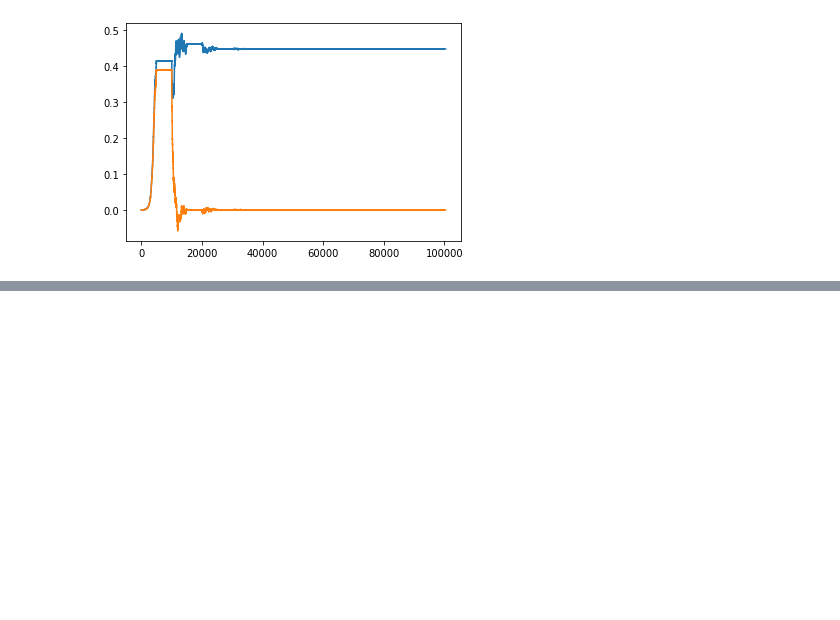
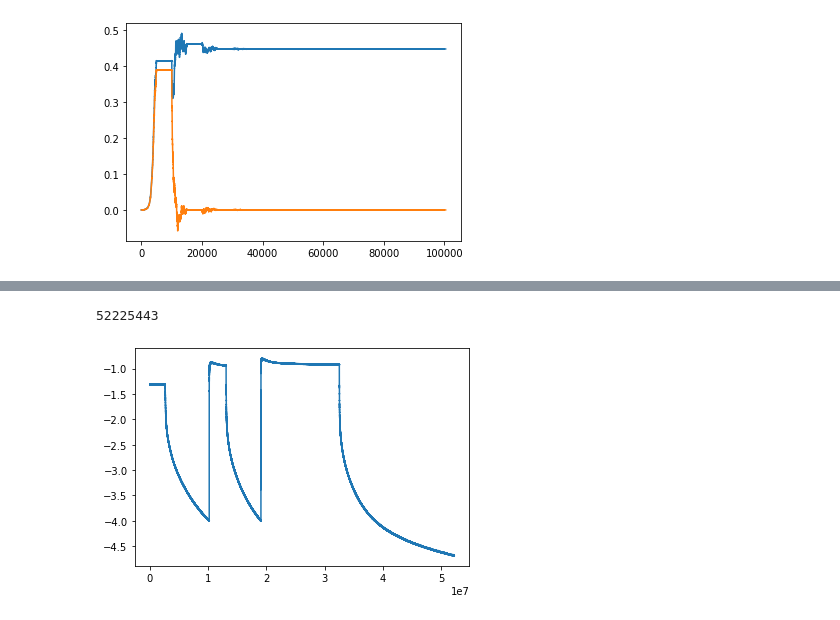
Before and after one commit to seblee97/student_teacher_catastrophic, a Jupyter notebook: notes/results.ipynb, the cells around one changed output, grey strips where cells are left out. Cells and saved outputs as stored; diff of their text form; code cells hidden in the pictures; blank space fills up the shorter version.

```diff
--- a/notes/results.ipynb
+++ b/notes/results.ipynb
@@ -26,0 +48,7 @@ fig.show()
+# %%
+ordered_df_paths = sorted(
+            df4_files,
+            key=lambda x: float(x.split("iter_")[-1].strip(".csv"))
+            )
+# %%
+all_dfs = [pd.read_csv(df_path) for df_path in ordered_df_paths]
@@ -26,0 +82,14 @@ fig.show()
+# %%
+merged_df = pd.concat(all_dfs)
+# %%
+len(merged_df)
+# %% [output]
+52225443
+# %%
+ge4 = merged_df["teacher_1_generalisation_error/log"].tolist()
+# %%
+fig = plt.figure()
+plt.plot(range(len(ge4)), ge4)
+fig.show()
+# %% [output]
+[figure, added]
```
Also changed, not shown: parts of 11 cells of this notebook.
